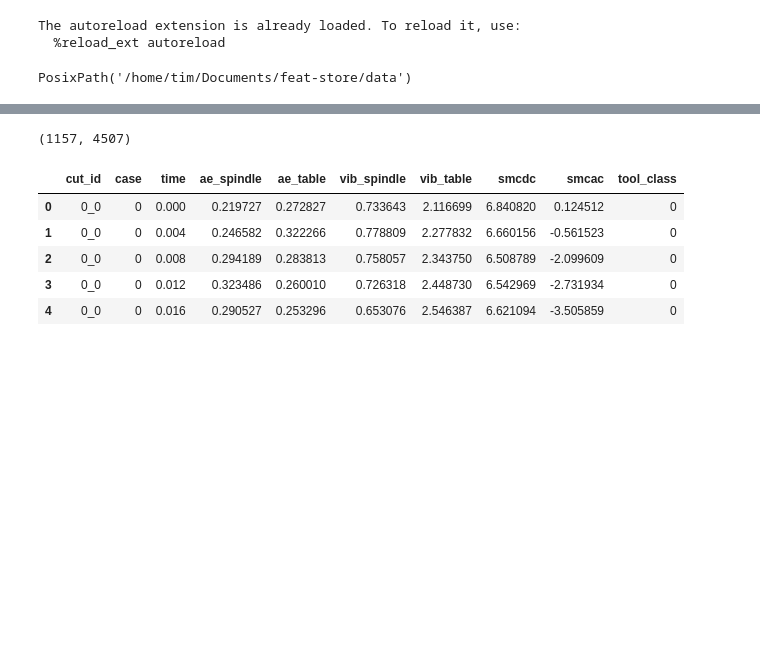
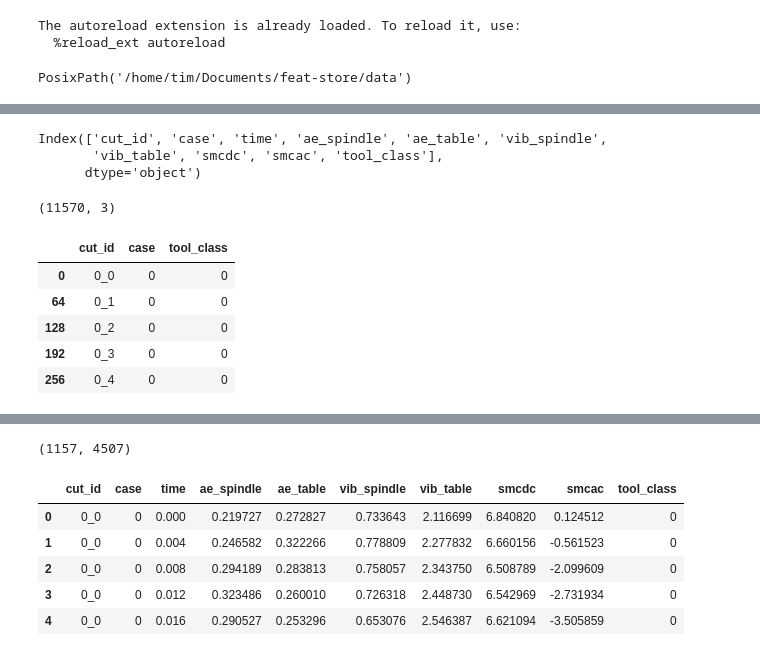
Before and after one commit to tvhahn/tspipe, a Jupyter notebook: notebooks/scratch/check_build_features.ipynb, the cells around one changed output, grey strips where cells are left out. Saved outputs shown, nothing was run; the diff lists cells and outputs as text; code cells hidden in the pictures; blank space fills up the shorter version.

```diff
--- a/notebooks/scratch/check_build_features.ipynb
+++ b/notebooks/scratch/check_build_features.ipynb
@@ -38,0 +44,18 @@ df.shape
+# %%
+df.columns
+# %% [output]
+Index(['cut_id', 'case', 'time', 'ae_spindle', 'ae_table', 'vib_spindle',
+       'vib_table', 'smcdc', 'smcac', 'tool_class'],
+      dtype='object')
+# %%
+df_raw_labels = df[['cut_id', 'case', 'tool_class']].drop_duplicates().copy()
+print(df_raw_labels.shape)
+df_raw_labels.head()
+# %% [output]
+(11570, 3)
+|  | cut_id | case | tool_class |
+| 0 | 0_0 | 0 | 0 |
+| 64 | 0_1 | 0 | 0 |
+| 128 | 0_2 | 0 | 0 |
+| 192 | 0_3 | 0 | 0 |
+| 256 | 0_4 | 0 | 0 |
```
Also changed, not shown: parts of 5 cells of this notebook, 1 other file.
